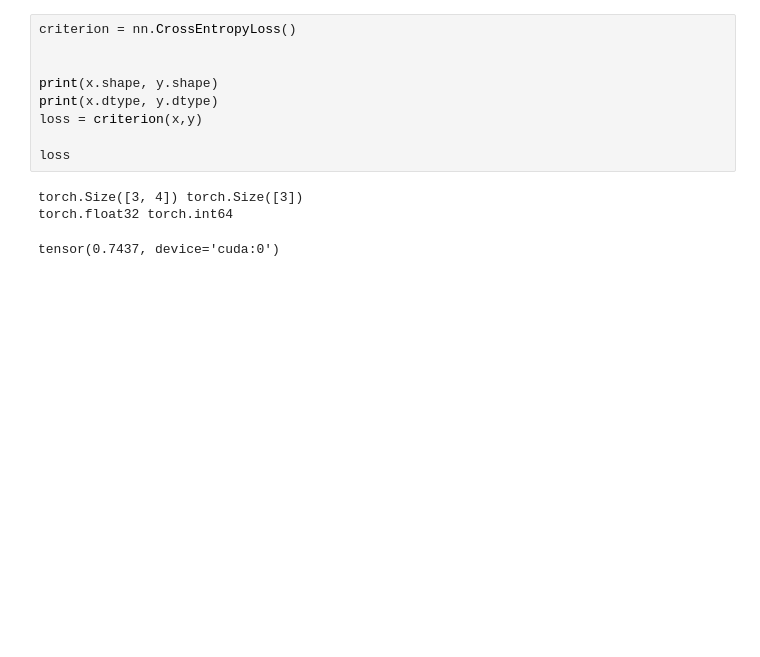
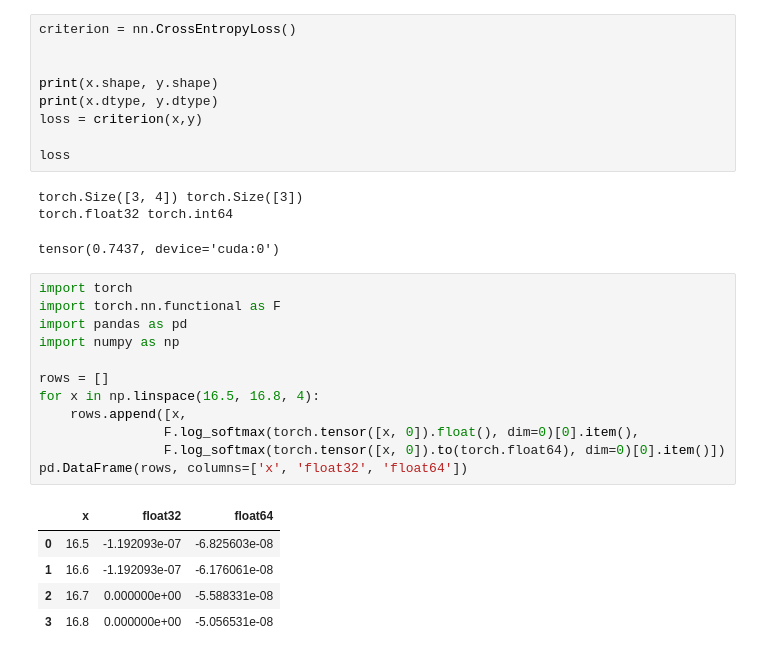
Before and after one commit to uzairname/manifold-learning, a Jupyter notebook: arithmetic.ipynb, the cells around one changed output. Cells and saved outputs as stored; diff of their text form; blank space fills up the shorter version.

```diff
--- a/arithmetic.ipynb
+++ b/arithmetic.ipynb
@@ -87,3 +86,21 @@ loss
 torch.Size([3, 4]) torch.Size([3])
 torch.float32 torch.int64
 tensor(0.7437, device='cuda:0')
+# %%
+import torch
+import torch.nn.functional as F
+import pandas as pd
+import numpy as np
+
+rows = []
+for x in np.linspace(16.5, 16.8, 4):
+    rows.append([x,
+                F.log_softmax(torch.tensor([x, 0]).float(), dim=0)[0].item(),
+                F.log_softmax(torch.tensor([x, 0]).to(torch.float64), dim=0)[0].item()])
+pd.DataFrame(rows, columns=['x', 'float32', 'float64'])
+# %% [output]
+|  | x | float32 | float64 |
+| 0 | 16.5 | -1.192093e-07 | -6.825603e-08 |
+| 1 | 16.6 | -1.192093e-07 | -6.176061e-08 |
+| 2 | 16.7 | 0.000000e+00 | -5.588331e-08 |
+| 3 | 16.8 | 0.000000e+00 | -5.056531e-08 |
```
Also changed, not shown: parts of 4 cells of this notebook, 21 other files.
